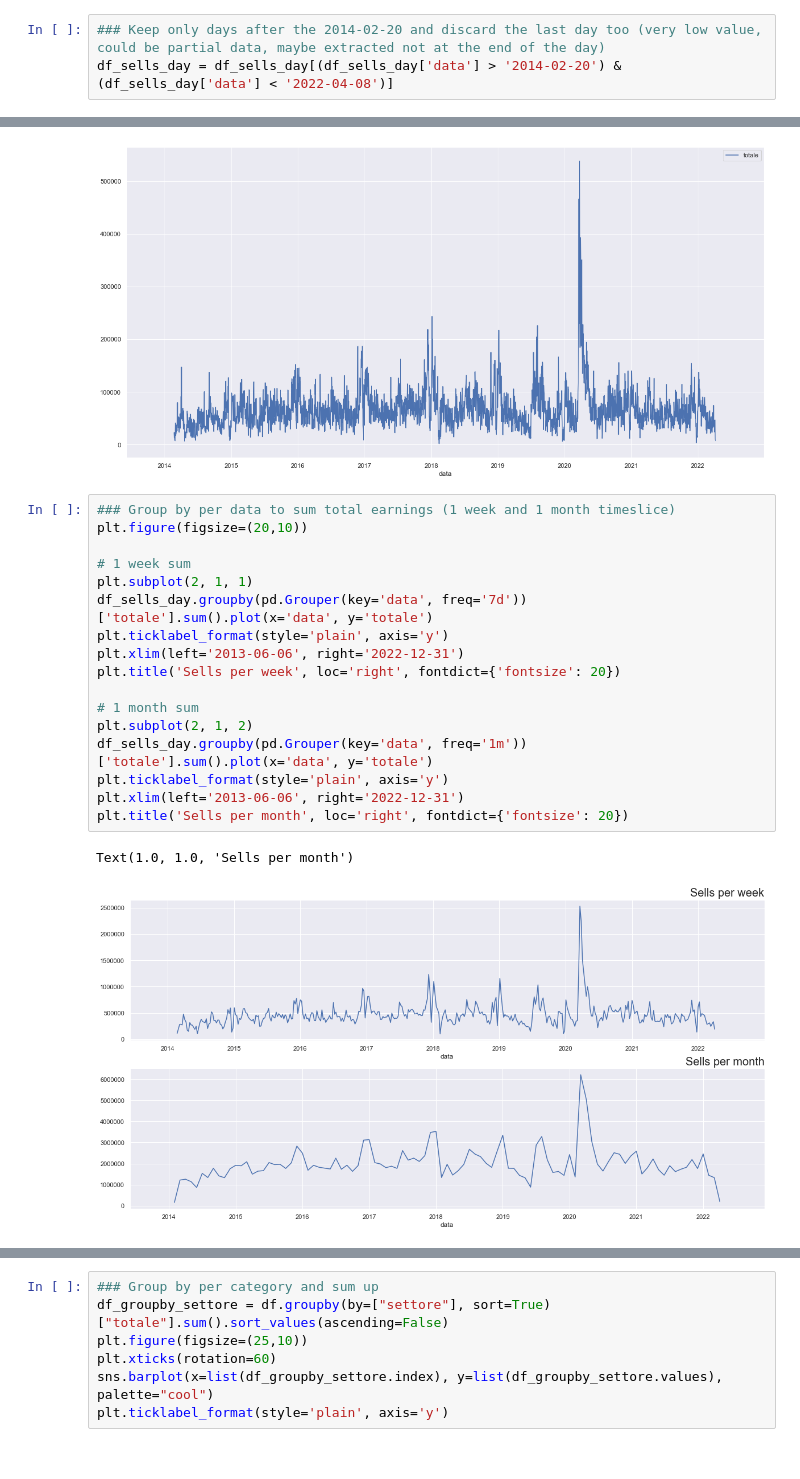
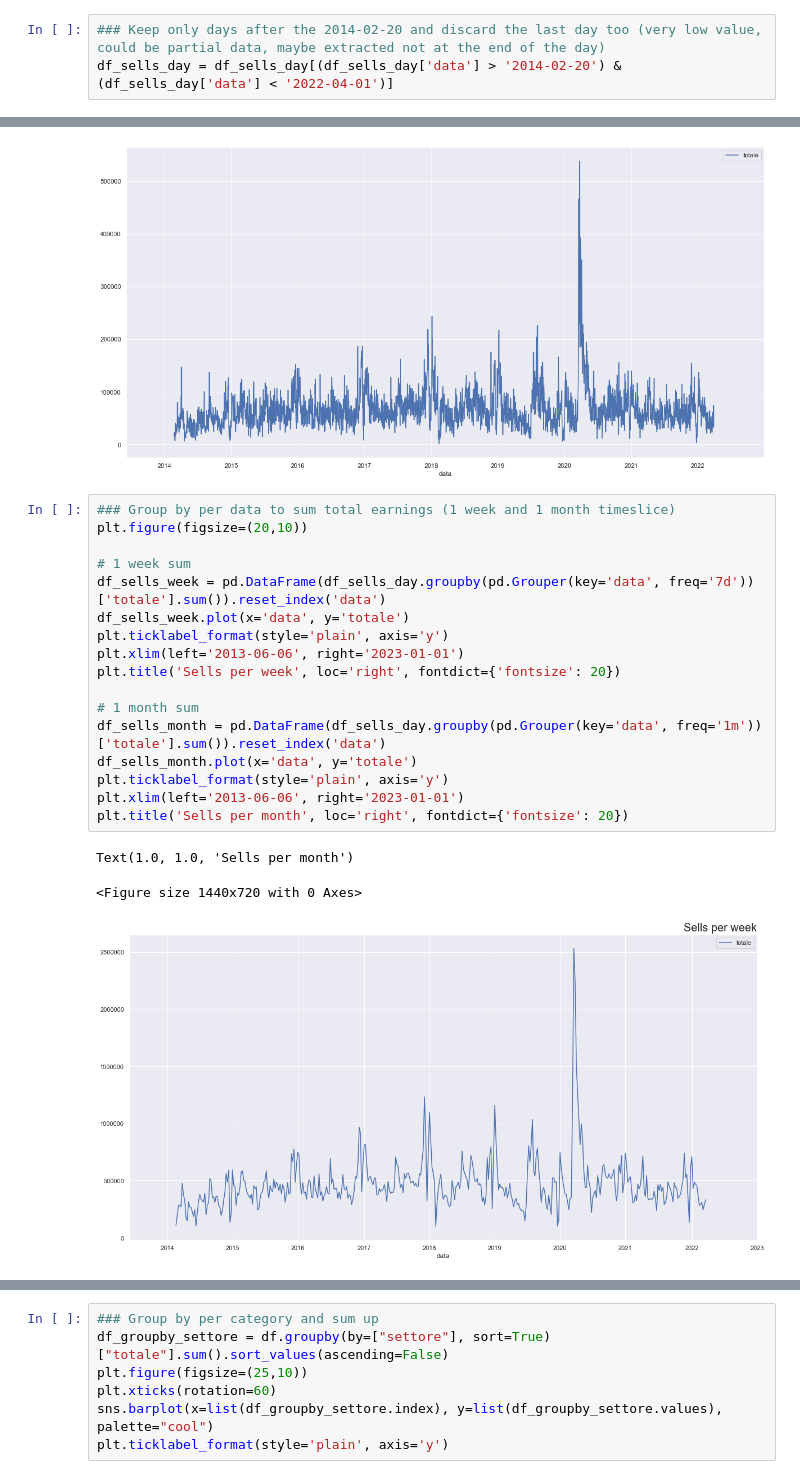
Before and after one commit to DragoneKTM/TimeSeriesProject, a Jupyter notebook: TimeSeriesProject.ipynb, the cells around one changed output, grey strips where cells are left out. Drawn from its saved outputs; the diff is of its cells as text.

```diff
--- a/TimeSeriesProject.ipynb
+++ b/TimeSeriesProject.ipynb
@@ -95,7 +95,7 @@ print('Last date with missing previous day: ' + str(list_missing_dates[-1]))
 Last date with missing previous day: 2014-02-20 00:00:00
 # %%
 ### Keep only days after the 2014-02-20 and discard the last day too (very low value, could be partial data, maybe extracted not at the end of the day)
-df_sells_day = df_sells_day[(df_sells_day['data'] > '2014-02-20') & (df_sells_day['data'] < '2022-04-08')]
+df_sells_day = df_sells_day[(df_sells_day['data'] > '2014-02-20') & (df_sells_day['data'] < '2022-04-01')]
 # %%
 ### Plot daily sells
 fig, ax = plt.subplots(figsize=(20,10))
@@ -107,20 +107,21 @@ plt.xlim(left='2013-06-06', right='2022-12-31')
 # %%
 ### Group by per data to sum total earnings (1 week and 1 month timeslice)
 plt.figure(figsize=(20,10))
 
 # 1 week sum
-plt.subplot(2, 1, 1)
-df_sells_day.groupby(pd.Grouper(key='data', freq='7d'))['totale'].sum().plot(x='data', y='totale')
+df_sells_week = pd.DataFrame(df_sells_day.groupby(pd.Grouper(key='data', freq='7d'))['totale'].sum()).reset_index('data')
+df_sells_week.plot(x='data', y='totale')
 plt.ticklabel_format(style='plain', axis='y')
-plt.xlim(left='2013-06-06', right='2022-12-31')
+plt.xlim(left='2013-06-06', right='2023-01-01')
 plt.title('Sells per week', loc='right', fontdict={'fontsize': 20})
 
 # 1 month sum
-plt.subplot(2, 1, 2)
-df_sells_day.groupby(pd.Grouper(key='data', freq='1m'))['totale'].sum().plot(x='data', y='totale')
+df_sells_month = pd.DataFrame(df_sells_day.groupby(pd.Grouper(key='data', freq='1m'))['totale'].sum()).reset_index('data')
+df_sells_month.plot(x='data', y='totale')
 plt.ticklabel_format(style='plain', axis='y')
-plt.xlim(left='2013-06-06', right='2022-12-31')
+plt.xlim(left='2013-06-06', right='2023-01-01')
 plt.title('Sells per month', loc='right', fontdict={'fontsize': 20})
 # %% [output]
 Text(1.0, 1.0, 'Sells per month')
+<Figure size 1440x720 with 0 Axes>
-[figure, old version]
+[figure, new version]
```
Also changed, not shown: parts of 17 cells of this notebook.
